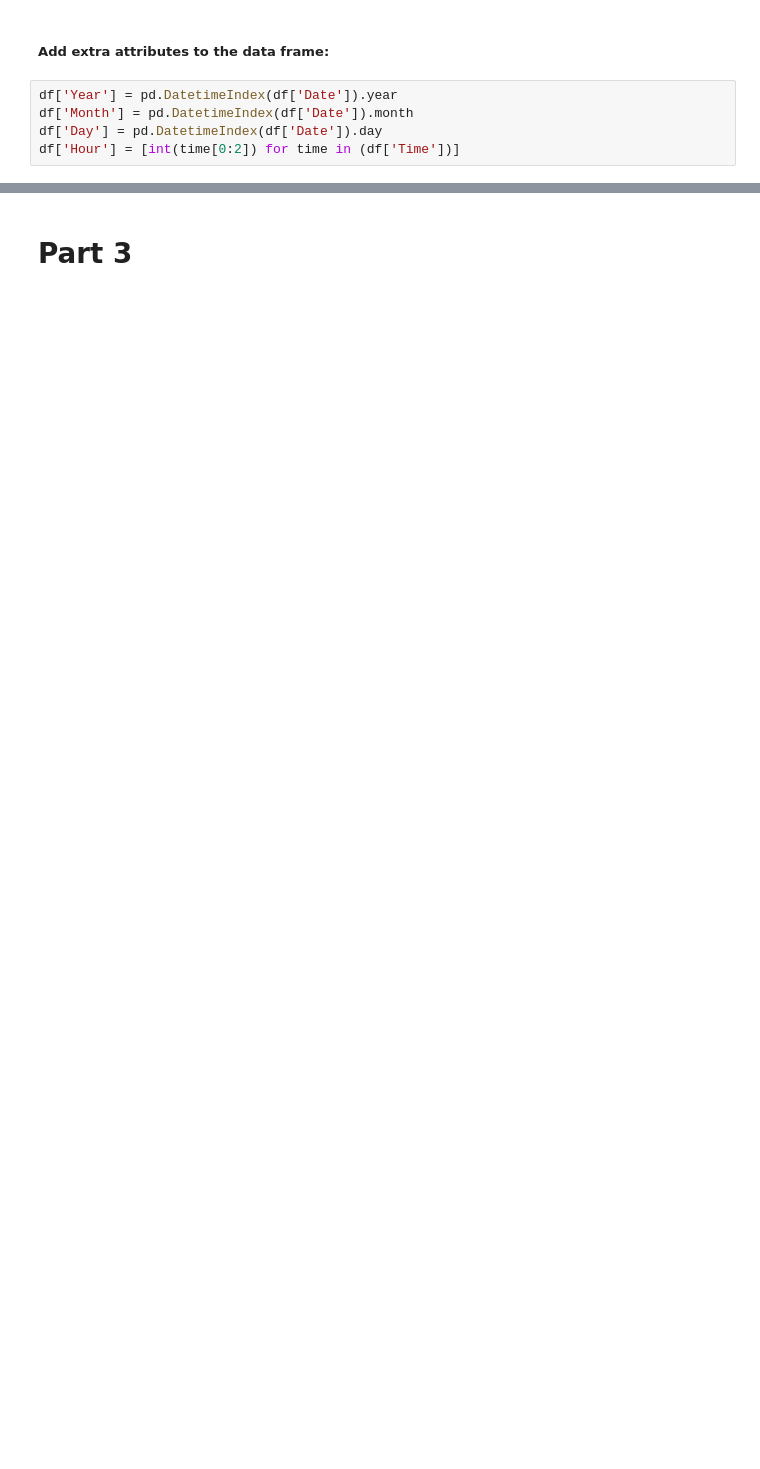
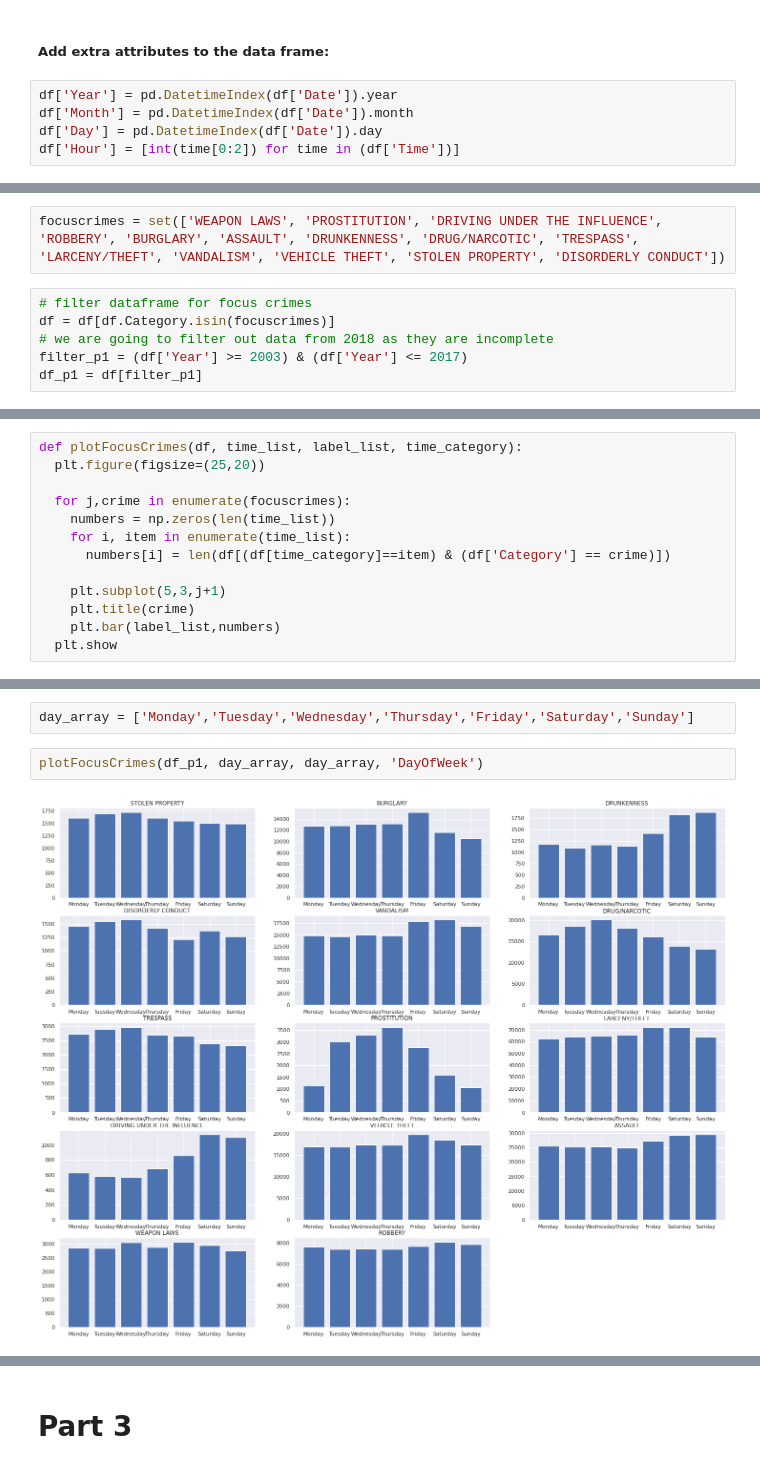
Before and after one commit to evangstav/SocialDataAnalysis2021, a Jupyter notebook: Assignment_1.ipynb, the cells around one changed output, grey strips where cells are left out. Drawn from its saved outputs; the diff is of its cells as text; blank space fills up the shorter version.

```diff
--- a/Assignment_1.ipynb
+++ b/Assignment_1.ipynb
@@ -31,0 +37,8 @@ df['Hour'] = [int(time[0:2]) for time in (df['Time'])]
+# %%
+focuscrimes = set(['WEAPON LAWS', 'PROSTITUTION', 'DRIVING UNDER THE INFLUENCE', 'ROBBERY', 'BURGLARY', 'ASSAULT', 'DRUNKENNESS', 'DRUG/NARCOTIC', 'TRESPASS', 'LARCENY/THEFT', 'VANDALISM', 'VEHICLE THEFT', 'STOLEN PROPERTY', 'DISORDERLY CONDUCT'])
+# %%
+# filter dataframe for focus crimes
+df = df[df.Category.isin(focuscrimes)]
+# we are going to filter out data from 2018 as they are incomplete
+filter_p1 = (df['Year'] >= 2003) & (df['Year'] <= 2017)
+df_p1 = df[filter_p1]
@@ -31,0 +47,13 @@ df['Hour'] = [int(time[0:2]) for time in (df['Time'])]
+# %%
+def plotFocusCrimes(df, time_list, label_list, time_category):
+  plt.figure(figsize=(25,20))
+
+  for j,crime in enumerate(focuscrimes):
+    numbers = np.zeros(len(time_list))
+    for i, item in enumerate(time_list):
+      numbers[i] = len(df[(df[time_category]==item) & (df['Category'] == crime)])
+
+    plt.subplot(5,3,j+1)
+    plt.title(crime)
+    plt.bar(label_list,numbers)
+  plt.show
@@ -31,0 +64,6 @@ df['Hour'] = [int(time[0:2]) for time in (df['Time'])]
+# %%
+day_array = ['Monday','Tuesday','Wednesday','Thursday','Friday','Saturday','Sunday']
+# %%
+plotFocusCrimes(df_p1, day_array, day_array, 'DayOfWeek')
+# %% [output]
+[figure, added]
```
Also changed, not shown: parts of 26 cells of this notebook, 5 other files.
